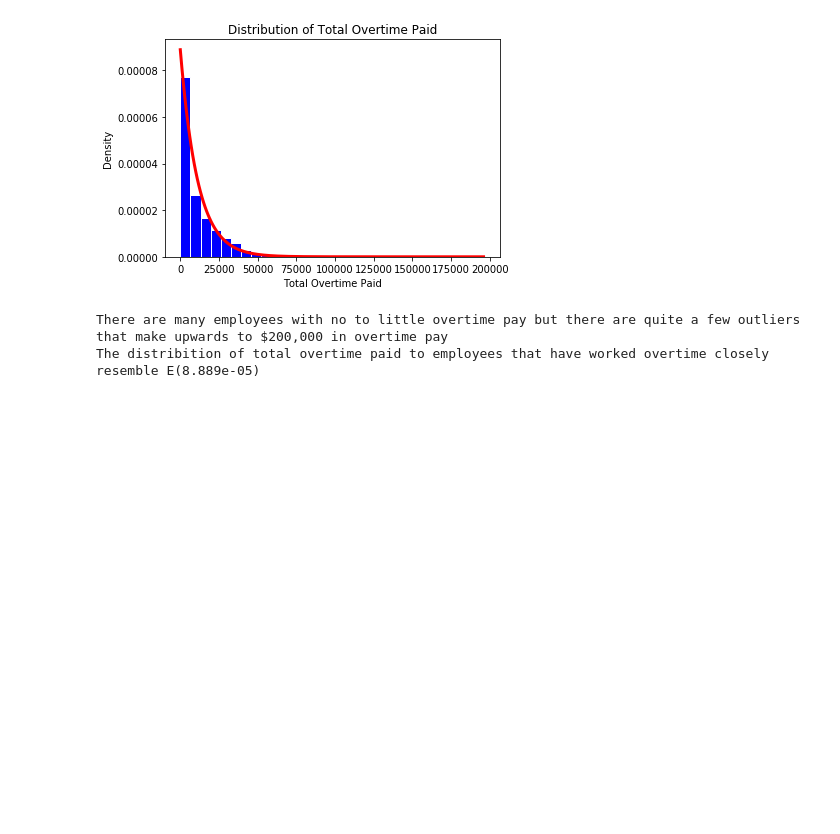
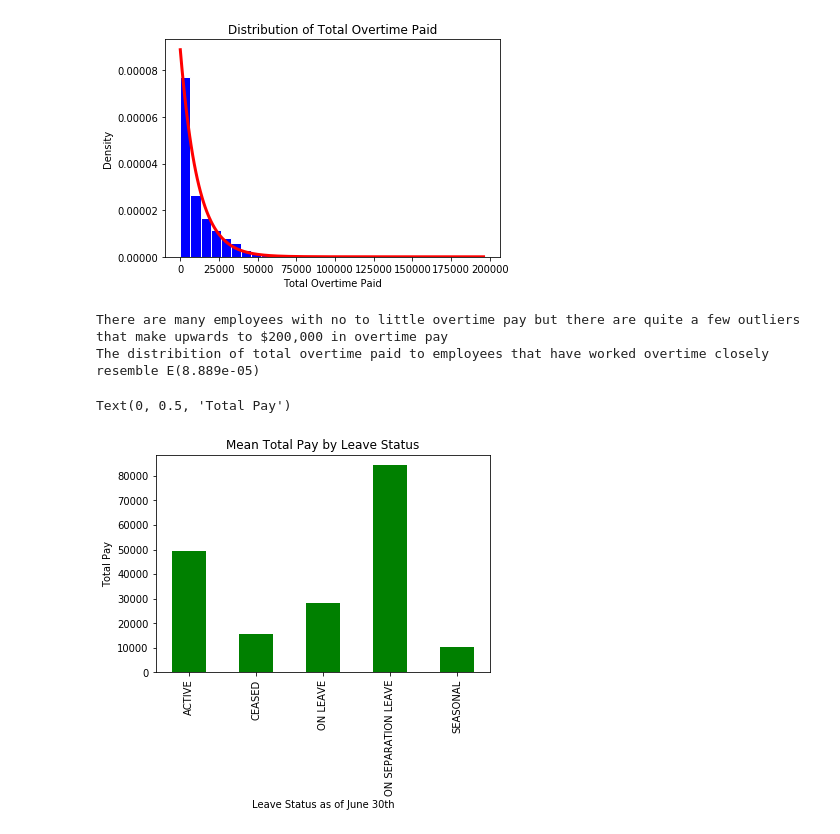
Before and after one commit to esm2000/nyc_payroll, a Jupyter notebook: citywide_payroll.ipynb, the cells around one changed output. Saved outputs shown, nothing was run; the diff lists cells and outputs as text; code cells hidden in the pictures; blank space fills up the shorter version.

Commit message:
bar graphs of meanm total pay

```diff
--- a/citywide_payroll.ipynb
+++ b/citywide_payroll.ipynb
@@ -775,0 +772,9 @@ The distribition of total overtime paid to employees that have worked overtime c
+# %%
+# bar graph of the pay of active,ceased, on-leave, on-seperation leave, seasonal employees
+payroll_sample.groupby("Leave Status as of June 30").mean()["Total Pay"].plot.bar(color = "g")
+plt.title("Mean Total Pay by Leave Status")
+plt.xlabel("Leave Status as of June 30th")
+plt.ylabel("Total Pay")
+# %% [output]
+Text(0, 0.5, 'Total Pay')
+[figure, added]
```
Also changed, not shown: parts of 4 cells of this notebook.
